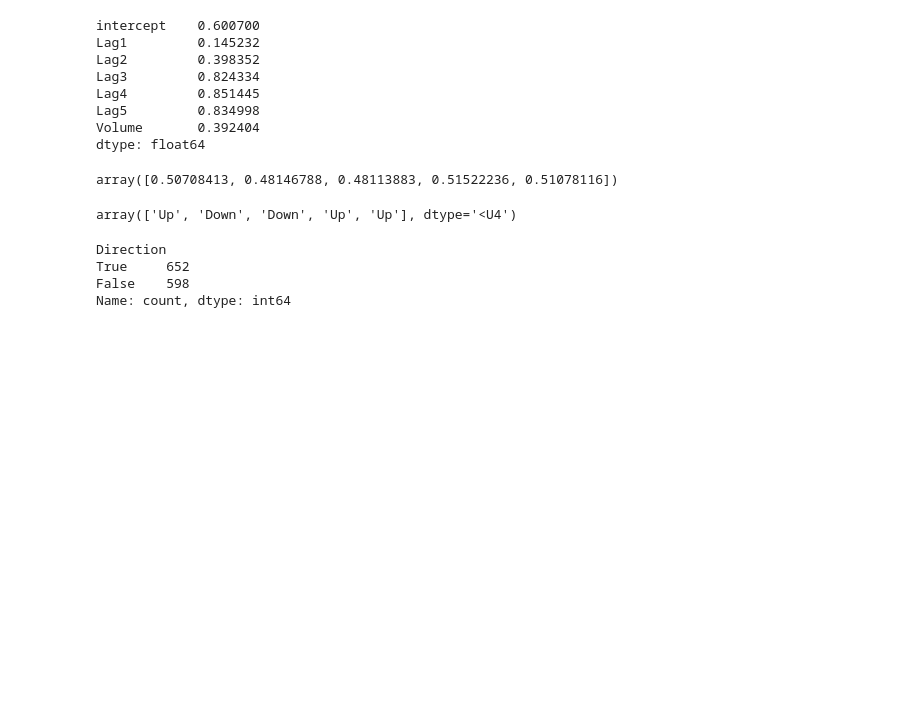
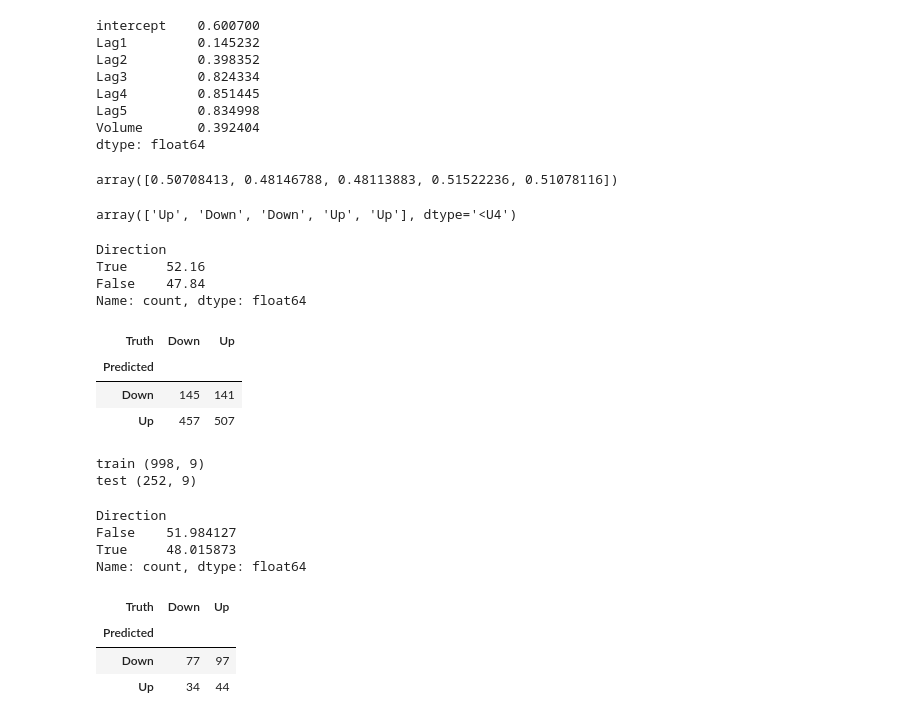
Before and after one commit to xuzmocode4-325/isl, a Jupyter notebook: 3-classification/notebooks/lab.ipynb, the cells around one changed output. Cells and saved outputs as stored; diff of their text form; code cells hidden in the pictures; blank space fills up the shorter version.

Commit message:
add test accuracy to stock market model in classification lab

```diff
--- a/3-classification/notebooks/lab.ipynb
+++ b/3-classification/notebooks/lab.ipynb
@@ -129,9 +129,25 @@ labels[:5]
 array(['Up', 'Down', 'Down', 'Up', 'Up'], dtype='<U4')
 # %%
 accuracy  = labels == Smarket['Direction']
-accuracy.value_counts()
+accuracy.value_counts() / 1250 * 100
 # %% [output]
 Direction
-True     652
-False    598
-Name: count, dtype: int64
+True     52.16
+False    47.84
+Name: count, dtype: float64
+# %%
+confusion_table(labels, Smarket.Direction)
+# %% [output]
+| Truth | Down | Up |
+| Predicted |  |  |
+| Down | 145 | 141 |
+| Up | 457 | 507 |
+# %%
+train = (Smarket.Year < 2005)
+Smarket_train = Smarket.loc[train]
+Smarket_test = Smarket.loc[-train]
+print('train', Smarket_train.shape)
+print('test', Smarket_test.shape)
+# %% [output]
+train (998, 9)
+test (252, 9)
@@ -137,0 +163,15 @@ Name: count, dtype: int64
+# %%
+accuracy  = labels == Smarket_test['Direction']
+accuracy.value_counts() / 252 * 100
+# %% [output]
+Direction
+False    51.984127
+True     48.015873
+Name: count, dtype: float64
+# %%
+confusion_table(labels, Smarket_test.Direction)
+# %% [output]
+| Truth | Down | Up |
+| Predicted |  |  |
+| Down | 77 | 97 |
+| Up | 34 | 44 |
```
Also changed, not shown: parts of 2 cells of this notebook.
